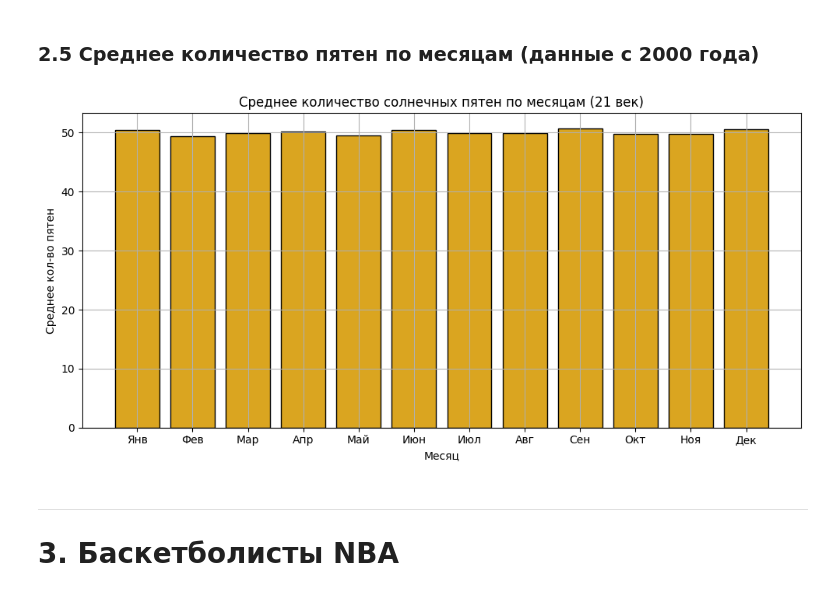
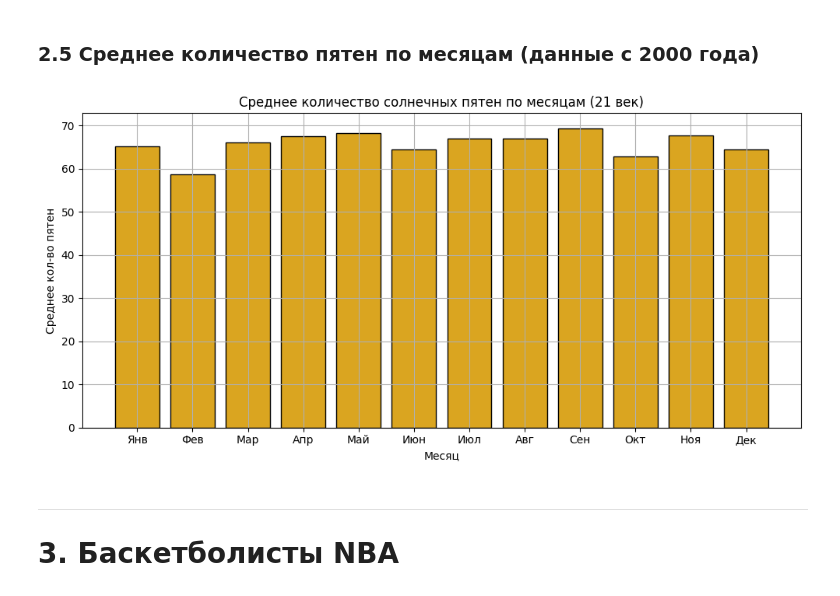
Before and after one commit to petrCher/Python-tasks, a Jupyter notebook: homework5.ipynb, the cells around one changed output. Saved outputs shown, nothing was run; the diff lists cells and outputs as text; code cells hidden in the pictures.

```diff
--- a/homework5.ipynb
+++ b/homework5.ipynb
@@ -213,6 +216,6 @@ Spectral Class num                      -0.036      0.033               1.000
 ---
 # 2. Солнечные пятна
 # %%
-sunspot = pd.read_csv('sunspot.csv')
+sunspot = pd.read_csv('sunspot.csv', sep=';', na_values=-1)
 sunspot.head()
 # %% [output]
@@ -225,7 +228,7 @@ sunspot.head()
 # %% [markdown]
 ### 2.1 Создание столбца с полной датой
 # %%
-sunspot['date'] = pd.to_datetime(sunspot[['year','month','day']])
-sunspot = sunspot.drop(columns=['year','month','day'])
+sunspot['date'] = pd.to_datetime(sunspot[['Year','Month','Day']])
+sunspot = sunspot.drop(columns=['Year','Month','Day'])
 sunspot.head()
 # %% [output]
@@ -292,20 +295,20 @@ plt.show()
 ### 2.5 Среднее количество пятен по месяцам (данные с 2000 года)
 # %%
 s21 = sunspot[sunspot['date'].dt.year >= 2000].copy()
-monthly_avg = s21.groupby(s21['date'].dt.month)['Number of spots'].mean()
+monthly_avg = s21.groupby(s21['date'].dt.month)['Number of Sunspots'].mean()
 
 month_names = ['Янв','Фев','Мар','Апр','Май','Июн','Июл','Авг','Сен','Окт','Ноя','Дек']
 fig, ax = plt.subplots(figsize=(10, 5))
 ax.bar(range(1, 13), monthly_avg.values, color='goldenrod', edgecolor='black')
 ax.set_xticks(range(1, 13))
 ax.set_xticklabels(month_names)
 ax.set_xlabel('Месяц')
 ax.set_ylabel('Среднее кол-во пятен')
 ax.set_title('Среднее количество солнечных пятен по месяцам (21 век)')
 plt.tight_layout()
 plt.show()
 # %% [output]
-[figure, old version]
+[figure, new version]
 # %% [markdown]
 ---
 # 3. Баскетболисты NBA
```
Also changed, not shown: parts of 25 cells of this notebook.
